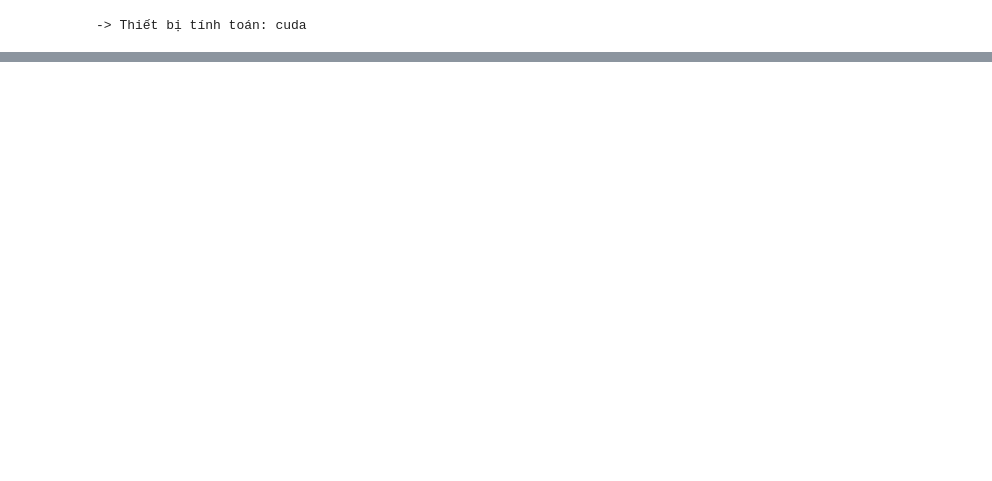
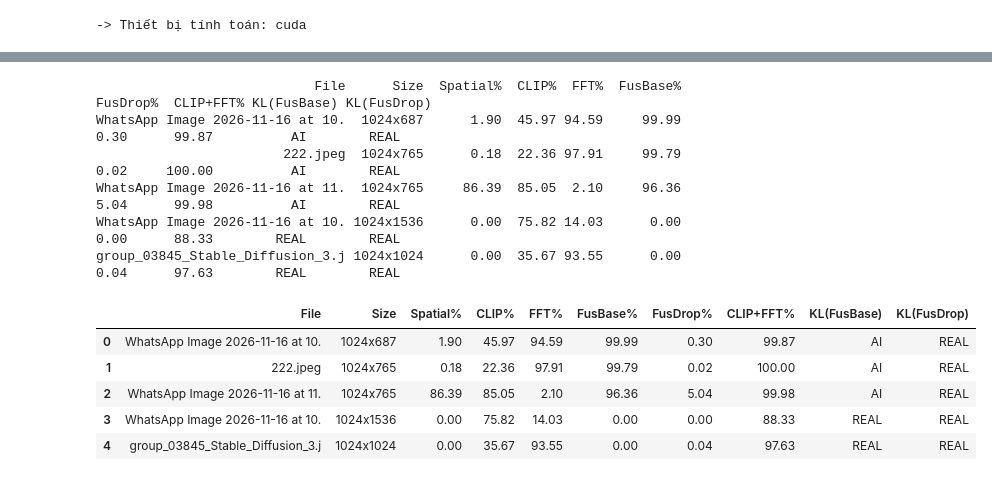
Before and after one commit to phucthinh1/DATN_VoHoangPhucThinh, a Jupyter notebook: predict_single.ipynb, the cells around one changed output, grey strips where cells are left out. Cells and saved outputs as stored; diff of their text form; code cells hidden in the pictures; blank space fills up the shorter version.

```diff
--- a/predict_single.ipynb
+++ b/predict_single.ipynb
@@ -165 +431,27 @@ Bạn chỉ cần thay đổi đường dẫn ở biến `TEST_IMAGE_PATH` thàn
+# %%
+# === THỬ NGHIỆM 2: TEST HÀNG LOẠT NHIỀU ẢNH HOẶC CẢ THƯ MỤC ===
+# Có thể truyền vào đường dẫn 1 thư mục (VD: r"C:\Users\THINH\Downloads")
+# hoặc một danh sách đường dẫn ảnh cụ thể như bên dưới:
+TEST_IMAGE_LIST = [
+    r"C:\Users\THINH\Downloads\WhatsApp Image 2026-11-16 at 10.53.10.jpeg",
+    r"C:\Users\THINH\Downloads\222.jpeg",
+    r"C:\Users\THINH\Downloads\WhatsApp Image 2026-11-16 at 11.02.04.jpeg",
+    r"C:\Users\THINH\Downloads\WhatsApp Image 2026-11-16 at 10.48.26.jpeg",
+    r"D:\nam_4\DATN\dataset\Defactify_dataset\test\ai\group_03845_Stable_Diffusion_3.jpg",
+]
+
+batch_predict_images(TEST_IMAGE_LIST)
+# %% [output]
+                            File      Size  Spatial%  CLIP%  FFT%  FusBase%  FusDrop%  CLIP+FFT% KL(FusBase) KL(FusDrop)
+WhatsApp Image 2026-11-16 at 10.  1024x687      1.90  45.97 94.59     99.99      0.30      99.87          AI        REAL
+                        222.jpeg  1024x765      0.18  22.36 97.91     99.79      0.02     100.00          AI        REAL
+WhatsApp Image 2026-11-16 at 11.  1024x765     86.39  85.05  2.10     96.36      5.04      99.98          AI        REAL
+WhatsApp Image 2026-11-16 at 10. 1024x1536      0.00  75.82 14.03      0.00      0.00      88.33        REAL        REAL
+group_03845_Stable_Diffusion_3.j 1024x1024      0.00  35.67 93.55      0.00      0.04      97.63        REAL        REAL
+|  | File | Size | Spatial% | CLIP% | FFT% | FusBase% | FusDrop% | CLIP+FFT% | KL(FusBase) | KL(FusDrop) |
+| 0 | WhatsApp Image 2026-11-16 at 10. | 1024x687 | 1.90 | 45.97 | 94.59 | 99.99 | 0.30 | 99.87 | AI | REAL |
+| 1 | 222.jpeg | 1024x765 | 0.18 | 22.36 | 97.91 | 99.79 | 0.02 | 100.00 | AI | REAL |
+| 2 | WhatsApp Image 2026-11-16 at 11. | 1024x765 | 86.39 | 85.05 | 2.10 | 96.36 | 5.04 | 99.98 | AI | REAL |
+| 3 | WhatsApp Image 2026-11-16 at 10. | 1024x1536 | 0.00 | 75.82 | 14.03 | 0.00 | 0.00 | 88.33 | REAL | REAL |
+| 4 | group_03845_Stable_Diffusion_3.j | 1024x1024 | 0.00 | 35.67 | 93.55 | 0.00 | 0.04 | 97.63 | REAL | REAL |
 # %%
```
Also changed, not shown: parts of 13 cells of this notebook, 10 other files.
